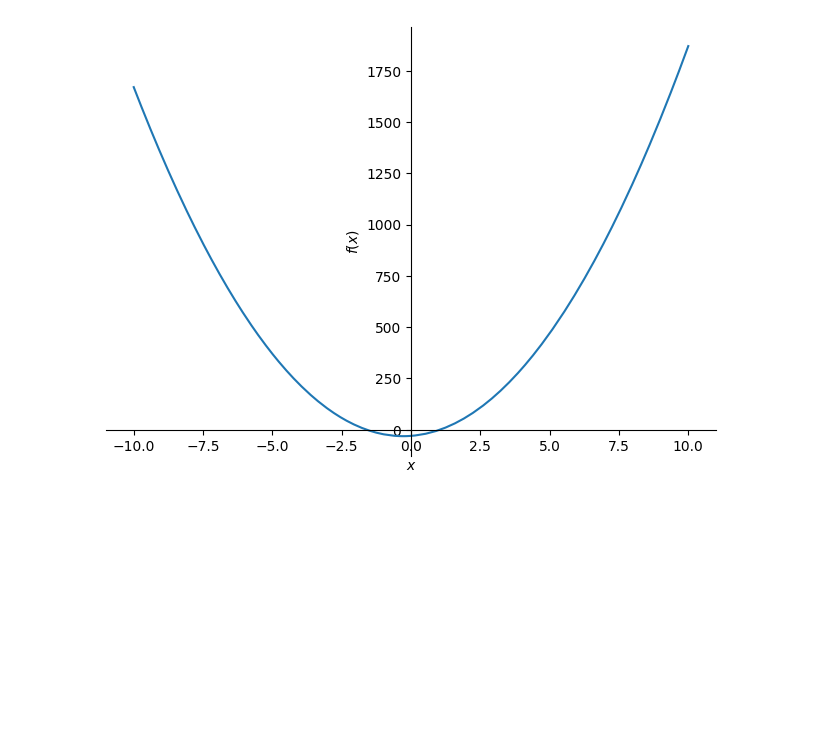
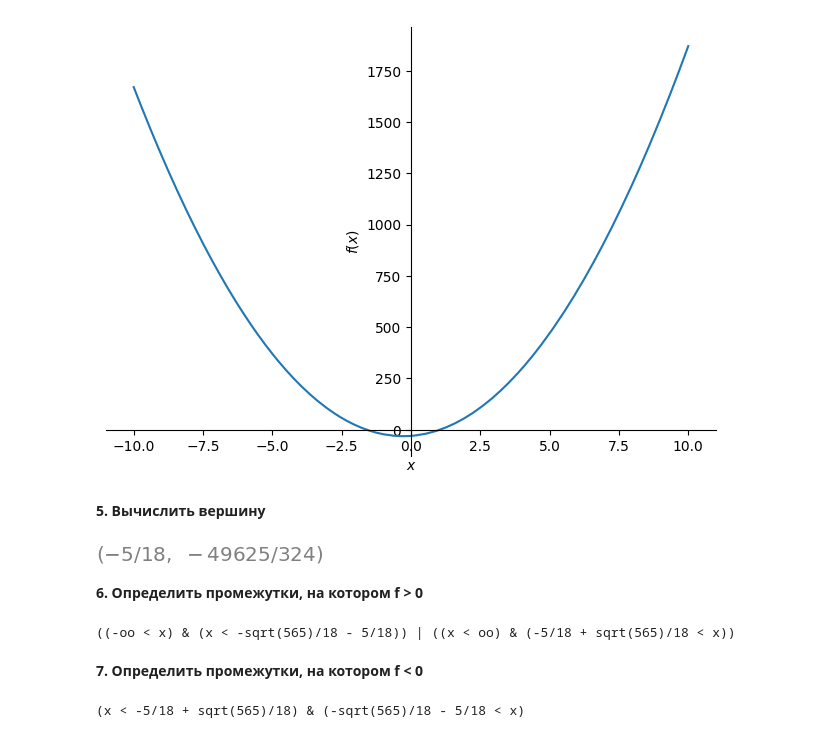
Before and after one commit to Dante-AleX/Python-Seminar-Final-Project, a Jupyter notebook: Task_001.ipynb, the cells around one changed output. Cells and saved outputs as stored; diff of their text form; code cells hidden in the pictures; blank space fills up the shorter version.

```diff
--- a/Task_001.ipynb
+++ b/Task_001.ipynb
@@ -63,3 +63,31 @@ interval_2
 p = plt(fx)
 # %% [output]
 [figure]
+# %% [markdown]
+**5. Вычислить вершину**
+# %%
+xv = solve(diff(fx))[0]
+yv = -5*xv**2 + 10*xv - 150
+xv, yv
+# %% [output]
+[figure, added]
+# %% [markdown]
+**6. Определить промежутки, на котором f > 0**
+# %%
+interval_3=solve(fx > 0)
+if interval_3==False:
+    print('График функции лежит полностью ниже оси x')
+else:
+    print(interval_3)
+# %% [output]
+((-oo < x) & (x < -sqrt(565)/18 - 5/18)) | ((x < oo) & (-5/18 + sqrt(565)/18 < x))
+# %% [markdown]
+**7. Определить промежутки, на котором f < 0**
+# %%
+interval_3=solve(fx < 0)
+if interval_3==False:
+    print('График функции лежит полностью выше оси x')
+else:
+    print(interval_3)
+# %% [output]
+(x < -5/18 + sqrt(565)/18) & (-sqrt(565)/18 - 5/18 < x)
```
